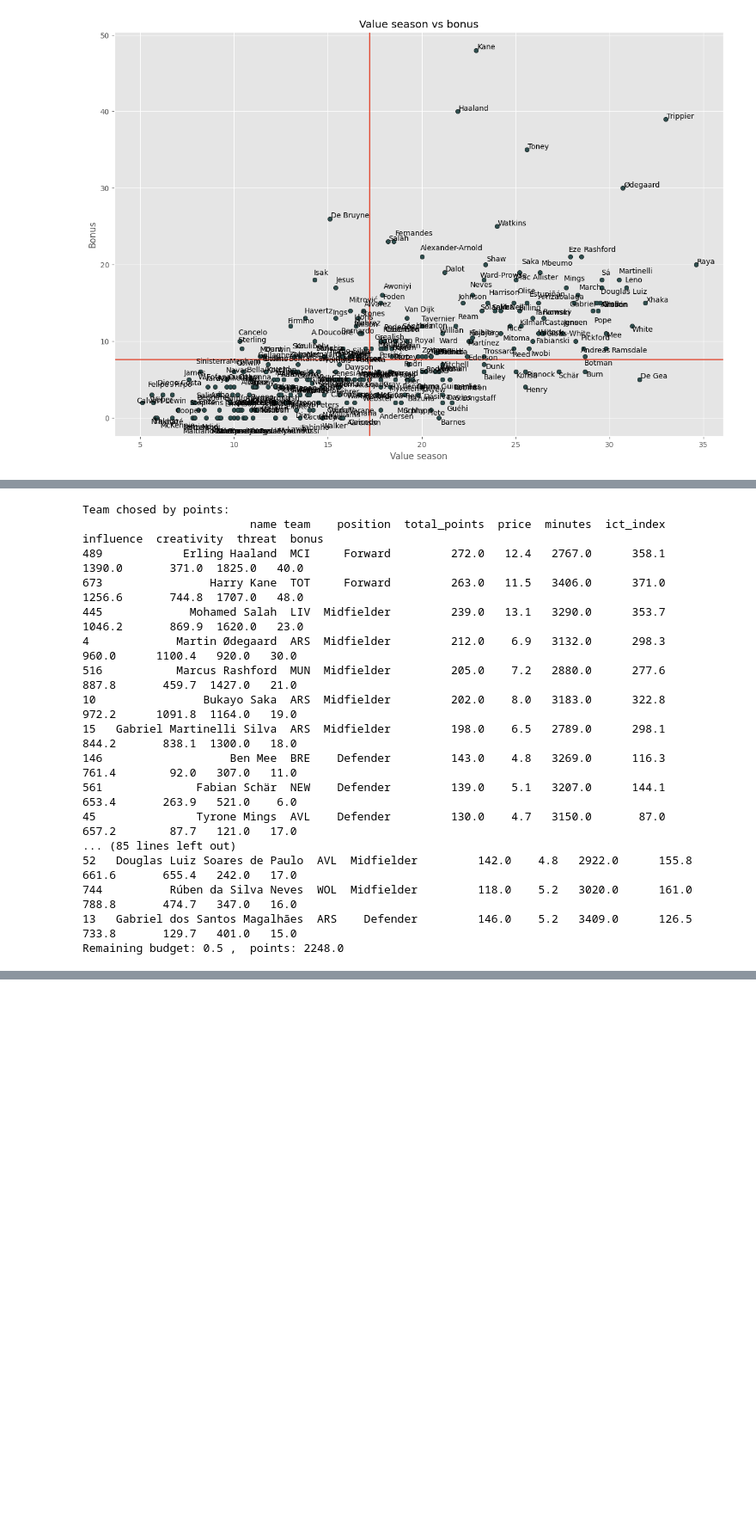
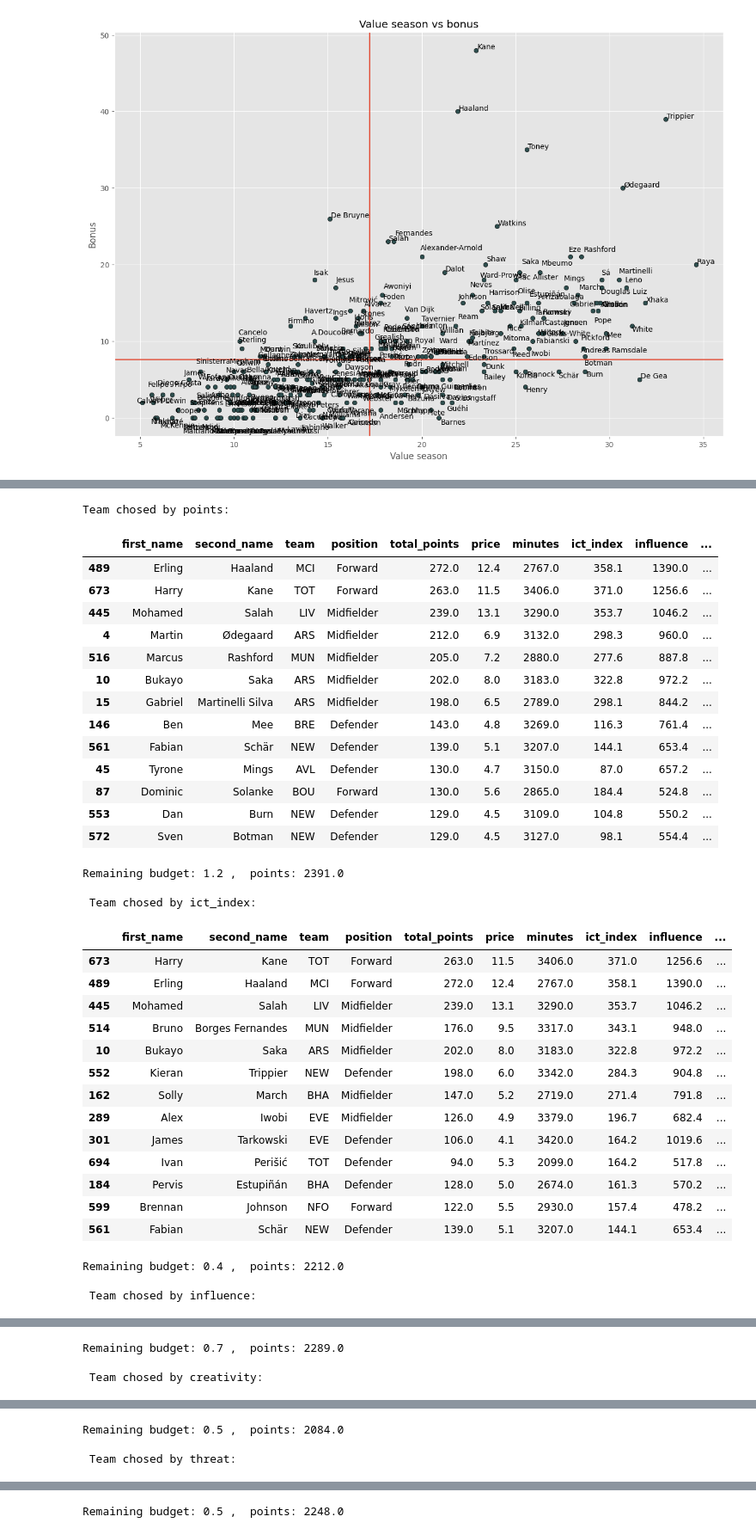
Before and after one commit to matpasternak/fpl_22_23, a Jupyter notebook: 2_Data_analysis.ipynb, the cells around one changed output, grey strips where cells are left out. Shown at 86% size. Cells and saved outputs as stored; diff of their text form; code cells hidden in the pictures; blank space fills up the shorter version.

Commit message:
added side_by_side tables

```diff
--- a/2_Data_analysis.ipynb
+++ b/2_Data_analysis.ipynb
@@ -545,64 +577,75 @@ cols = ['first_name','second_name','team','position','total_points','price','min
         'creativity','threat','bonus']
 df_ct = df[cols] #dataframe from players will be chosen
 
-df_ct['name'] = df_ct['first_name'].str.cat(df['second_name'], sep=' ')  #merging two columns
+#df_ct['name'] = df_ct['first_name'].str.cat(df['second_name'], sep=' ')  #merging two columns
 teams = df_ct['team'].unique() # list of all teams
 
 def choose_team(df_ordered):
     team_limit = dict(zip(teams, [3 for _ in range(20)])) # dictionary for team limit
     pos_limit = {'Goalkeeper': 0, 'Defender': 5, 'Midfielder': 5, 'Forward': 3}  # dictionary for position limit
-    cols = ['name','team','position','total_points','price','minutes','ict_index','influence','creativity',
+    cols = ['first_name','second_name','team','position','total_points','price','minutes','ict_index','influence','creativity',
             'threat','bonus']
 
     squad = pd.DataFrame(columns=cols)
-    total_points = 0
+    points = 0
     budget = 96
     for id, row in df_ordered.iterrows():
         #checking if price,pos_limit, team_limit and future picking player will fit in budget
         if budget >= row.price and pos_limit[row.position] != 0 and team_limit[row.team] != 0 and \
            ((budget - 5*(sum(pos_limit.values())-1)) - row['price']) >=0 :
             squad = pd.concat([squad, pd.DataFrame([row])])
             budget -= row.price
             pos_limit[row.position] -= 1
             team_limit[row.team] -= 1
-            total_points += row.total_points
-    print(squad)
-    print("Remaining budget: " + str((round(budget,2))), ', ', 'points:', total_points)
-
-
-df_ct = df_ct.drop(['first_name', 'second_name'], axis=1)
-
-pd.set_option('display.expand_frame_repr',False)
-pd.set_option('display.max_columns', None)
-#pd.reset_option('all')
+            points += row.total_points
+    display(squad)
+    print("Remaining budget: " + str((round(budget,2))), ', ', 'points:', points)
 
 print('Team chosed by points: ')
 choose_team(df_ct.sort_values(by='total_points', ascending=False)) # sorted dataframe by points
 print('\n Team chosed by ict_index: ')
 choose_team(df_ct.sort_values(by='ict_index', ascending=False)) # sorted dataframe by ict
 print('\n Team chosed by influence: ')
 choose_team(df_ct.sort_values(by='influence', ascending=False))
 print('\n Team chosed by creativity: ')
 choose_team(df_ct.sort_values(by='creativity', ascending=False))
 print('\n Team chosed by threat: ')
 choose_team(df_ct.sort_values(by='threat', ascending=False))
 print('\n Team chosed by bonus: ')
 choose_team(df_ct.sort_values(by='bonus', ascending=False))
 # %% [output]
 Team chosed by points:
-                         name team    position  total_points  price  minutes  ict_index  influence  creativity  threat  bonus
-489            Erling Haaland  MCI     Forward         272.0   12.4   2767.0      358.1     1390.0       371.0  1825.0   40.0
-673                Harry Kane  TOT     Forward         263.0   11.5   3406.0      371.0     1256.6       744.8  1707.0   48.0
-445             Mohamed Salah  LIV  Midfielder         239.0   13.1   3290.0      353.7     1046.2       869.9  1620.0   23.0
-4             Martin Ødegaard  ARS  Midfielder         212.0    6.9   3132.0      298.3      960.0      1100.4   920.0   30.0
-516           Marcus Rashford  MUN  Midfielder         205.0    7.2   2880.0      277.6      887.8       459.7  1427.0   21.0
-10                Bukayo Saka  ARS  Midfielder         202.0    8.0   3183.0      322.8      972.2      1091.8  1164.0   19.0
-15   Gabriel Martinelli Silva  ARS  Midfielder         198.0    6.5   2789.0      298.1      844.2       838.1  1300.0   18.0
-146                   Ben Mee  BRE    Defender         143.0    4.8   3269.0      116.3      761.4        92.0   307.0   11.0
-561              Fabian Schär  NEW    Defender         139.0    5.1   3207.0      144.1      653.4       263.9   521.0    6.0
-45               Tyrone Mings  AVL    Defender         130.0    4.7   3150.0       87.0      657.2        87.7   121.0   17.0
-... (85 lines left out)
-52   Douglas Luiz Soares de Paulo  AVL  Midfielder         142.0    4.8   2922.0      155.8      661.6       655.4   242.0   17.0
-744          Rúben da Silva Neves  WOL  Midfielder         118.0    5.2   3020.0      161.0      788.8       474.7   347.0   16.0
-13   Gabriel dos Santos Magalhães  ARS    Defender         146.0    5.2   3409.0      126.5      733.8       129.7   401.0   15.0
-Remaining budget: 0.5 ,  points: 2248.0
+|  | first_name | second_name | team | position | total_points | price | minutes | ict_index | influence | ... |
+| 489 | Erling | Haaland | MCI | Forward | 272.0 | 12.4 | 2767.0 | 358.1 | 1390.0 | ... |
+| 673 | Harry | Kane | TOT | Forward | 263.0 | 11.5 | 3406.0 | 371.0 | 1256.6 | ... |
+| 445 | Mohamed | Salah | LIV | Midfielder | 239.0 | 13.1 | 3290.0 | 353.7 | 1046.2 | ... |
+| 4 | Martin | Ødegaard | ARS | Midfielder | 212.0 | 6.9 | 3132.0 | 298.3 | 960.0 | ... |
+| 516 | Marcus | Rashford | MUN | Midfielder | 205.0 | 7.2 | 2880.0 | 277.6 | 887.8 | ... |
+| 10 | Bukayo | Saka | ARS | Midfielder | 202.0 | 8.0 | 3183.0 | 322.8 | 972.2 | ... |
+| 15 | Gabriel | Martinelli Silva | ARS | Midfielder | 198.0 | 6.5 | 2789.0 | 298.1 | 844.2 | ... |
+| 146 | Ben | Mee | BRE | Defender | 143.0 | 4.8 | 3269.0 | 116.3 | 761.4 | ... |
+| 561 | Fabian | Schär | NEW | Defender | 139.0 | 5.1 | 3207.0 | 144.1 | 653.4 | ... |
+| 45 | Tyrone | Mings | AVL | Defender | 130.0 | 4.7 | 3150.0 | 87.0 | 657.2 | ... |
+| 87 | Dominic | Solanke | BOU | Forward | 130.0 | 5.6 | 2865.0 | 184.4 | 524.8 | ... |
+| 553 | Dan | Burn | NEW | Defender | 129.0 | 4.5 | 3109.0 | 104.8 | 550.2 | ... |
+| 572 | Sven | Botman | NEW | Defender | 129.0 | 4.5 | 3127.0 | 98.1 | 554.4 | ... |
+Remaining budget: 1.2 ,  points: 2391.0
+
+ Team chosed by ict_index:
+|  | first_name | second_name | team | position | total_points | price | minutes | ict_index | influence | ... |
+| 673 | Harry | Kane | TOT | Forward | 263.0 | 11.5 | 3406.0 | 371.0 | 1256.6 | ... |
+| 489 | Erling | Haaland | MCI | Forward | 272.0 | 12.4 | 2767.0 | 358.1 | 1390.0 | ... |
+| 445 | Mohamed | Salah | LIV | Midfielder | 239.0 | 13.1 | 3290.0 | 353.7 | 1046.2 | ... |
+| 514 | Bruno | Borges Fernandes | MUN | Midfielder | 176.0 | 9.5 | 3317.0 | 343.1 | 948.0 | ... |
+| 10 | Bukayo | Saka | ARS | Midfielder | 202.0 | 8.0 | 3183.0 | 322.8 | 972.2 | ... |
+| 552 | Kieran | Trippier | NEW | Defender | 198.0 | 6.0 | 3342.0 | 284.3 | 904.8 | ... |
+| 162 | Solly | March | BHA | Midfielder | 147.0 | 5.2 | 2719.0 | 271.4 | 791.8 | ... |
+| 289 | Alex | Iwobi | EVE | Midfielder | 126.0 | 4.9 | 3379.0 | 196.7 | 682.4 | ... |
+| 301 | James | Tarkowski | EVE | Defender | 106.0 | 4.1 | 3420.0 | 164.2 | 1019.6 | ... |
+| 694 | Ivan | Perišić | TOT | Defender | 94.0 | 5.3 | 2099.0 | 164.2 | 517.8 | ... |
+| 184 | Pervis | Estupiñán | BHA | Defender | 128.0 | 5.0 | 2674.0 | 161.3 | 570.2 | ... |
+| 599 | Brennan | Johnson | NFO | Forward | 122.0 | 5.5 | 2930.0 | 157.4 | 478.2 | ... |
+| 561 | Fabian | Schär | NEW | Defender | 139.0 | 5.1 | 3207.0 | 144.1 | 653.4 | ... |
+Remaining budget: 0.4 ,  points: 2212.0
+
+ Team chosed by influence:
@@ -608,0 +666,3 @@ Remaining budget: 0.5 ,  points: 2248.0
+Remaining budget: 0.7 ,  points: 2289.0
+
+ Team chosed by creativity:
@@ -608,0 +683,3 @@ Remaining budget: 0.5 ,  points: 2248.0
+Remaining budget: 0.5 ,  points: 2084.0
+
+ Team chosed by threat:
@@ -609 +717,2 @@ Remaining budget: 0.5 ,  points: 2248.0
+Remaining budget: 0.5 ,  points: 2248.0
 # %% [markdown]
```
Also changed, not shown: parts of 10 cells of this notebook.
